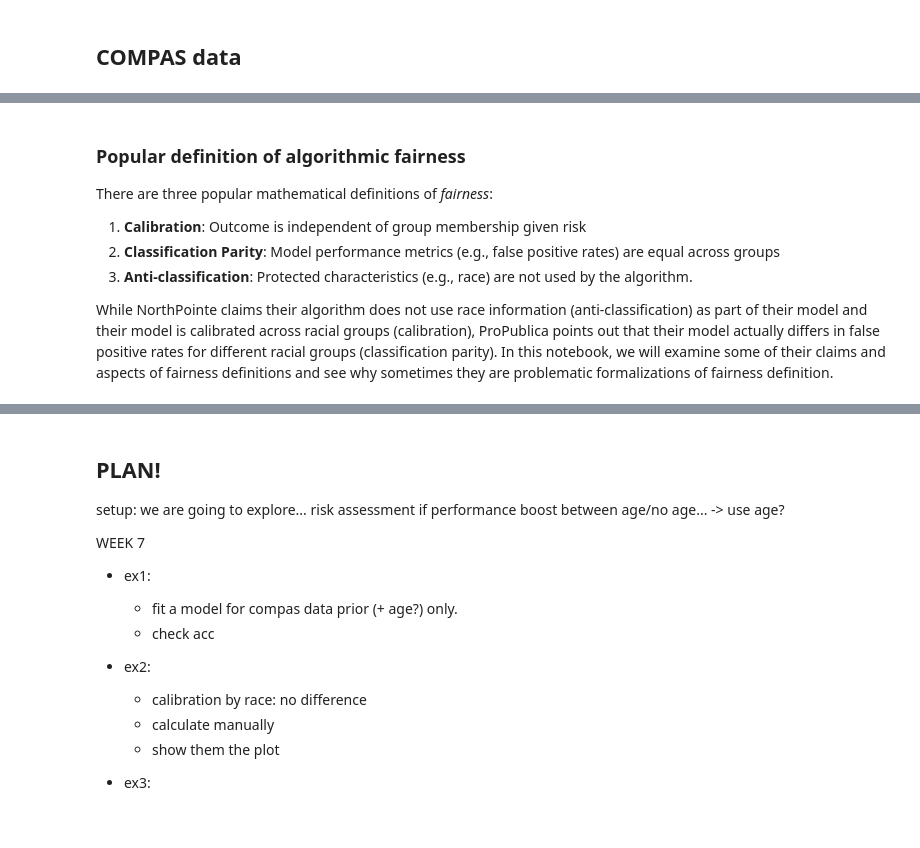
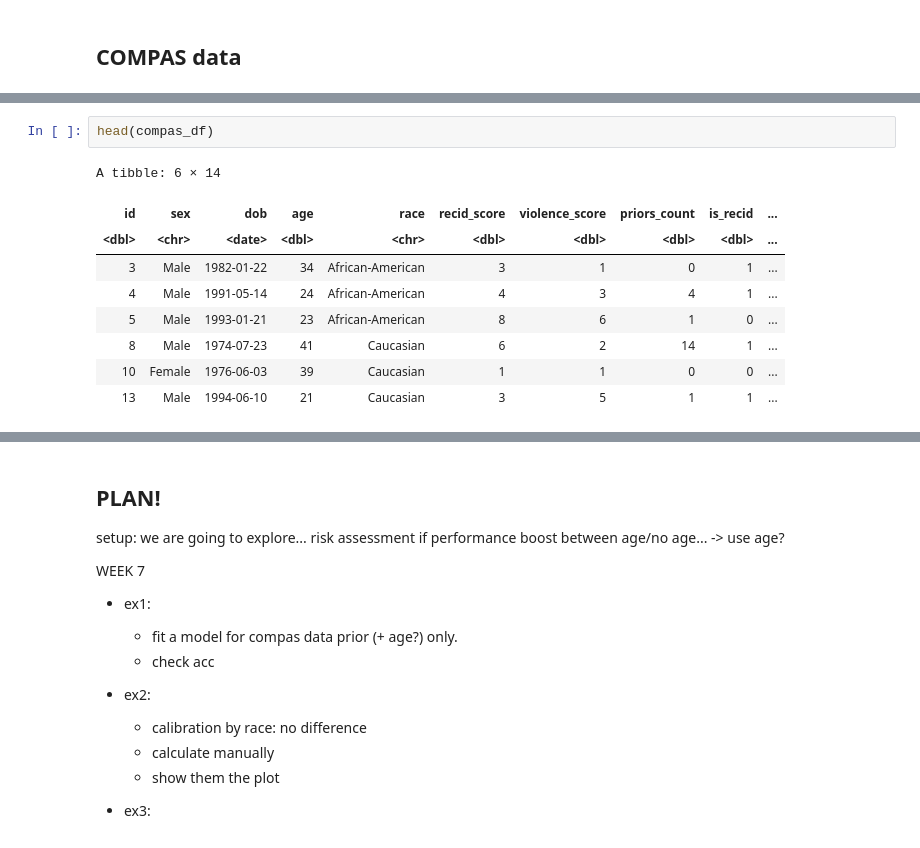
Before and after one commit to stanford-policylab/law-order-algo, a Jupyter notebook: notebooks/week-7-fairness_1-answers.ipynb, the cells around one changed output, grey strips where cells are left out. Cells and saved outputs as stored; diff of their text form.

```diff
--- a/notebooks/week-7-fairness_1-answers.ipynb
+++ b/notebooks/week-7-fairness_1-answers.ipynb
@@ -86,11 +29,12 @@ A tibble: 2 × 2
-# %% [markdown]
-### Popular definition of algorithmic fairness
-
-There are three popular mathematical definitions of _fairness_:
-
-1. __Calibration__: Outcome is independent of group membership given risk
-2. __Classification Parity__: Model performance metrics (e.g., false positive rates) are equal across groups
-3. __Anti-classification__: Protected characteristics (e.g., race) are not used by the algorithm.
-
-While NorthPointe claims their algorithm does not use race information (anti-classification) as part of their model and their model is calibrated across racial groups (calibration), ProPublica points out that their model actually differs in false positive rates for different racial groups (classification parity).
-In this notebook, we will examine some of their claims and aspects of fairness definitions and see why sometimes they are problematic formalizations of fairness definition.
+# %%
+head(compas_df)
+# %% [output]
+A tibble: 6 × 14
+| id | sex | dob | age | race | recid_score | violence_score | priors_count | is_recid | ... |
+| <dbl> | <chr> | <date> | <dbl> | <chr> | <dbl> | <dbl> | <dbl> | <dbl> | ... |
+| 3 | Male | 1982-01-22 | 34 | African-American | 3 | 1 | 0 | 1 | ... |
+| 4 | Male | 1991-05-14 | 24 | African-American | 4 | 3 | 4 | 1 | ... |
+| 5 | Male | 1993-01-21 | 23 | African-American | 8 | 6 | 1 | 0 | ... |
+| 8 | Male | 1974-07-23 | 41 | Caucasian | 6 | 2 | 14 | 1 | ... |
+| 10 | Female | 1976-06-03 | 39 | Caucasian | 1 | 1 | 0 | 0 | ... |
+| 13 | Male | 1994-06-10 | 21 | Caucasian | 3 | 5 | 1 | 1 | ... |
```
Also changed, not shown: parts of 36 cells of this notebook.
